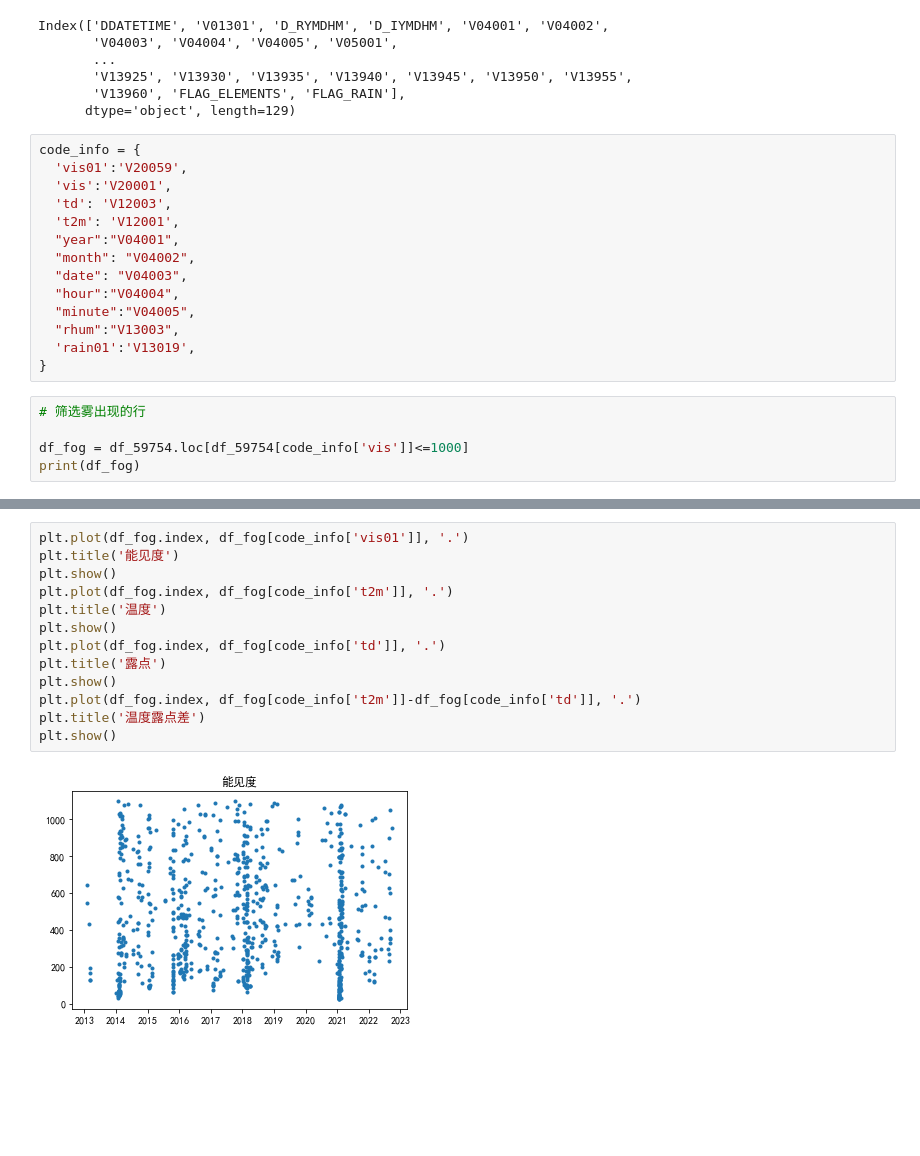
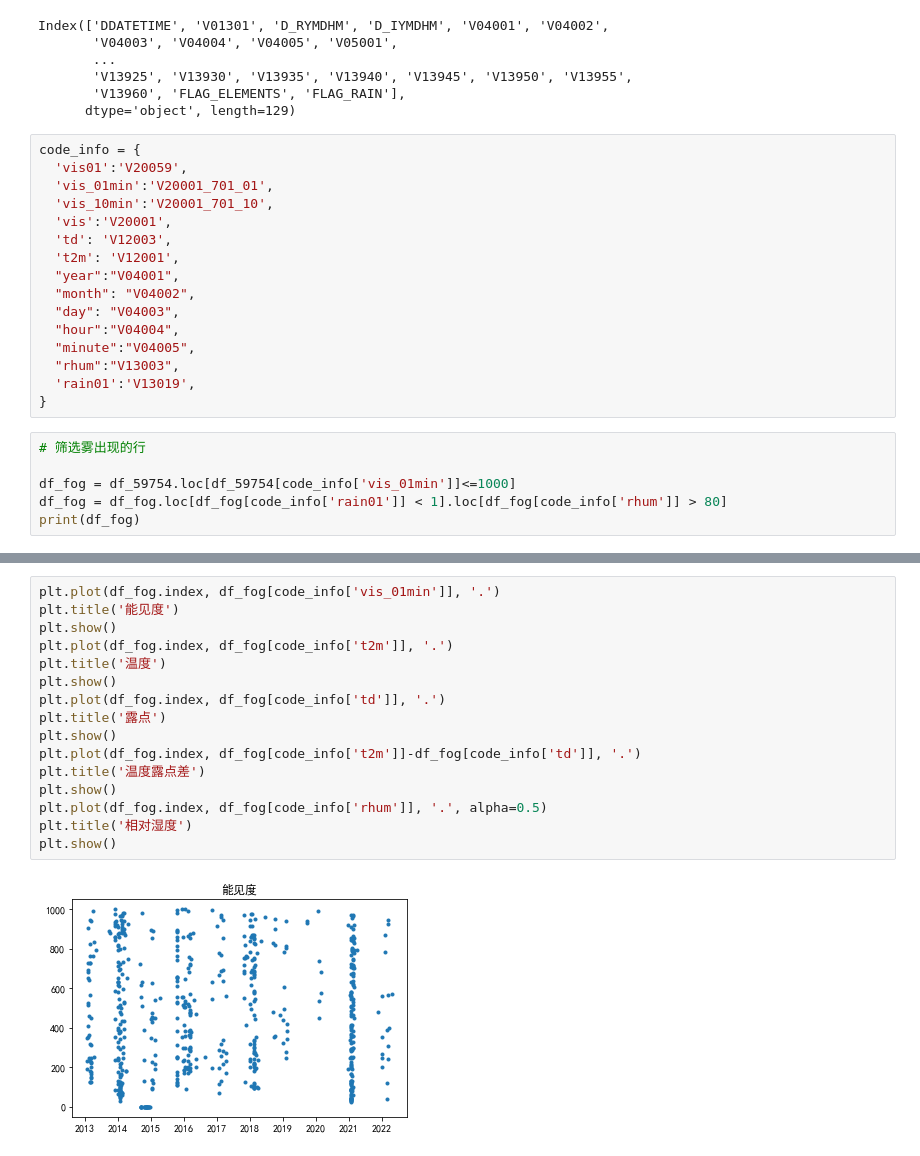
Before and after one commit to hanchyhill/python, a Jupyter notebook: seafog/src/statistics/fog_analysis.ipynb, the cells around one changed output, grey strips where cells are left out. Saved outputs shown, nothing was run; the diff lists cells and outputs as text; blank space fills up the shorter version.

```diff
--- a/seafog/src/statistics/fog_analysis.ipynb
+++ b/seafog/src/statistics/fog_analysis.ipynb
@@ -35,12 +38,14 @@ Index(['DDATETIME', 'V01301', 'D_RYMDHM', 'D_IYMDHM', 'V04001', 'V04002',
 # %%
 code_info = {
   'vis01':'V20059',
+  'vis_01min':'V20001_701_01',
+  'vis_10min':'V20001_701_10',
   'vis':'V20001',
   'td': 'V12003',
   't2m': 'V12001',
   "year":"V04001",
   "month": "V04002",
-  "date": "V04003",
+  "day": "V04003",
   "hour":"V04004",
   "minute":"V04005",
   "rhum":"V13003",
@@ -49,7 +54,8 @@ code_info = {
 # %%
 # 筛选雾出现的行
 
-df_fog = df_59754.loc[df_59754[code_info['vis']]<=1000]
+df_fog = df_59754.loc[df_59754[code_info['vis_01min']]<=1000]
+df_fog = df_fog.loc[df_fog[code_info['rain01']] < 1].loc[df_fog[code_info['rhum']] > 80]
 print(df_fog)
 # %% [output]
                                  DDATETIME  V01301               D_RYMDHM  \
@@ -72,15 +78,18 @@ DDATETIME
 # %%
-plt.plot(df_fog.index, df_fog[code_info['vis01']], '.')
+plt.plot(df_fog.index, df_fog[code_info['vis_01min']], '.')
 plt.title('能见度')
 plt.show()
 plt.plot(df_fog.index, df_fog[code_info['t2m']], '.')
 plt.title('温度')
 plt.show()
 plt.plot(df_fog.index, df_fog[code_info['td']], '.')
 plt.title('露点')
 plt.show()
 plt.plot(df_fog.index, df_fog[code_info['t2m']]-df_fog[code_info['td']], '.')
 plt.title('温度露点差')
 plt.show()
+plt.plot(df_fog.index, df_fog[code_info['rhum']], '.', alpha=0.5)
+plt.title('相对湿度')
+plt.show()
 # %% [output]
-[figure, old version]
+[figure, new version]
```
Also changed, not shown: parts of 28 cells of this notebook, 4 other files.
